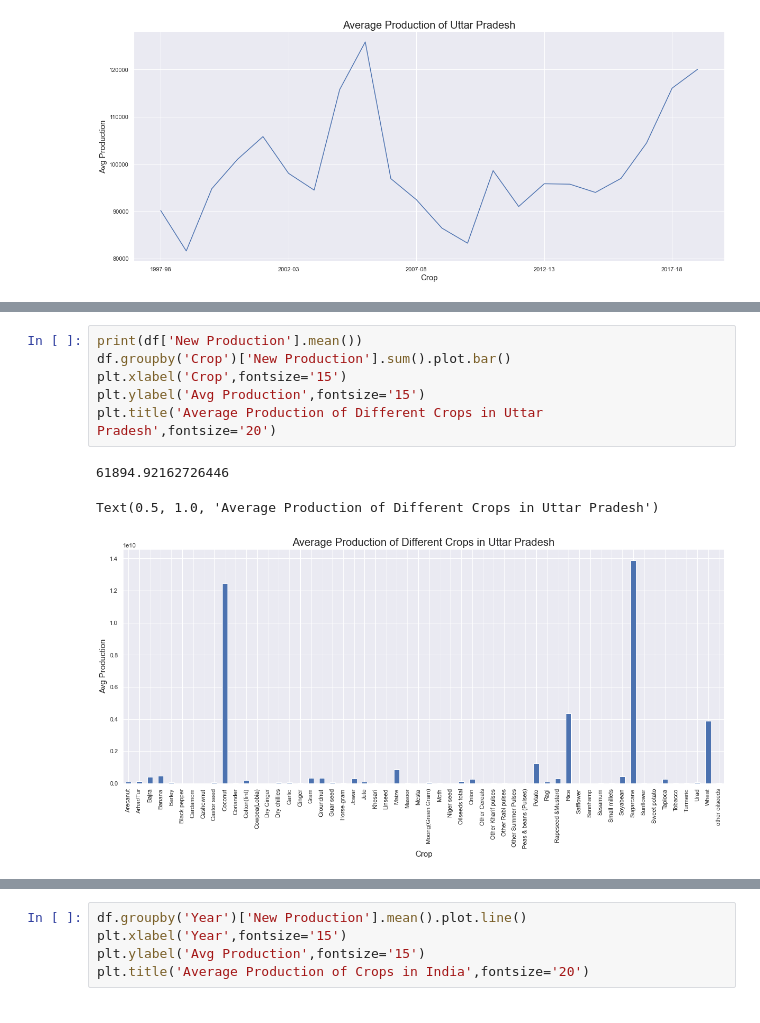
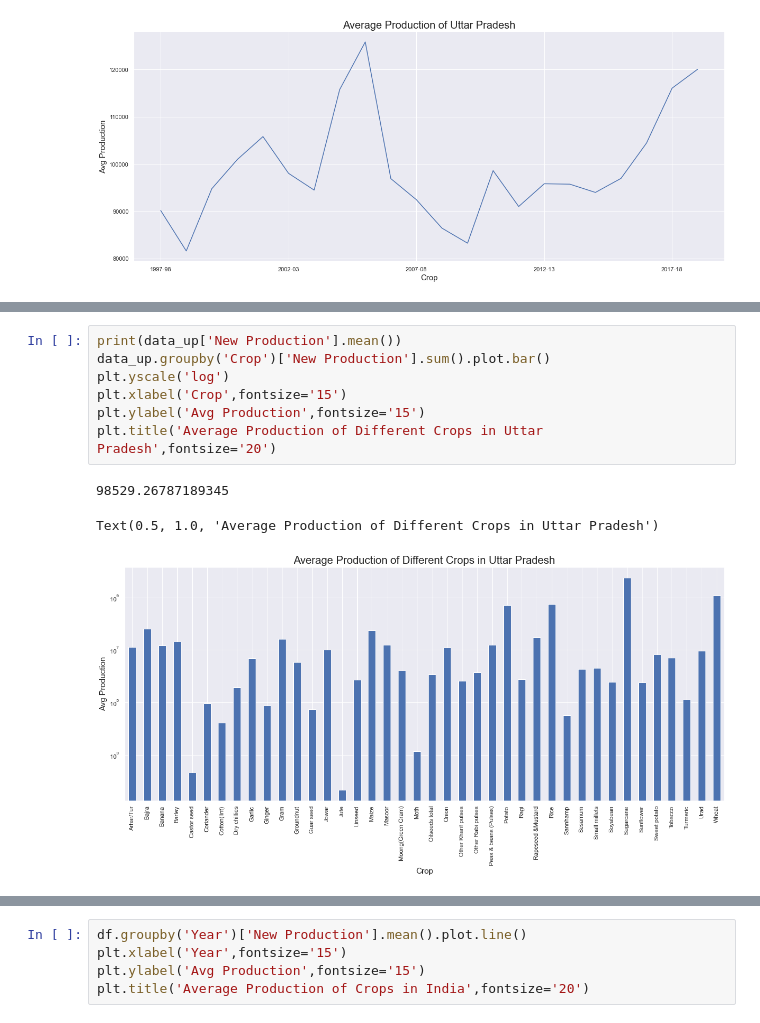
Before and after one commit to ank232/Crop-Analysis-Project-, a Jupyter notebook: eda new_data-set.ipynb, the cells around one changed output, grey strips where cells are left out. Cells and saved outputs as stored; diff of their text form.

```diff
--- a/eda new_data-set.ipynb
+++ b/eda new_data-set.ipynb
@@ -202,13 +324,14 @@ df
 # %%
-print(df['New Production'].mean())
-df.groupby('Crop')['New Production'].sum().plot.bar()
+print(data_up['New Production'].mean())
+data_up.groupby('Crop')['New Production'].sum().plot.bar()
+plt.yscale('log')
 plt.xlabel('Crop',fontsize='15')
 plt.ylabel('Avg Production',fontsize='15')
 plt.title('Average Production of Different Crops in Uttar Pradesh',fontsize='20')
 # %% [output]
-61894.92162726446
+98529.26787189345
 Text(0.5, 1.0, 'Average Production of Different Crops in Uttar Pradesh')
-[figure, old version]
+[figure, new version]
 # %%
 #print(df['New Production'].mean())
 df.groupby('Crop')['New Production'].mean().plot.bar()
```
Also changed, not shown: parts of 54 cells of this notebook, 8 other files.
